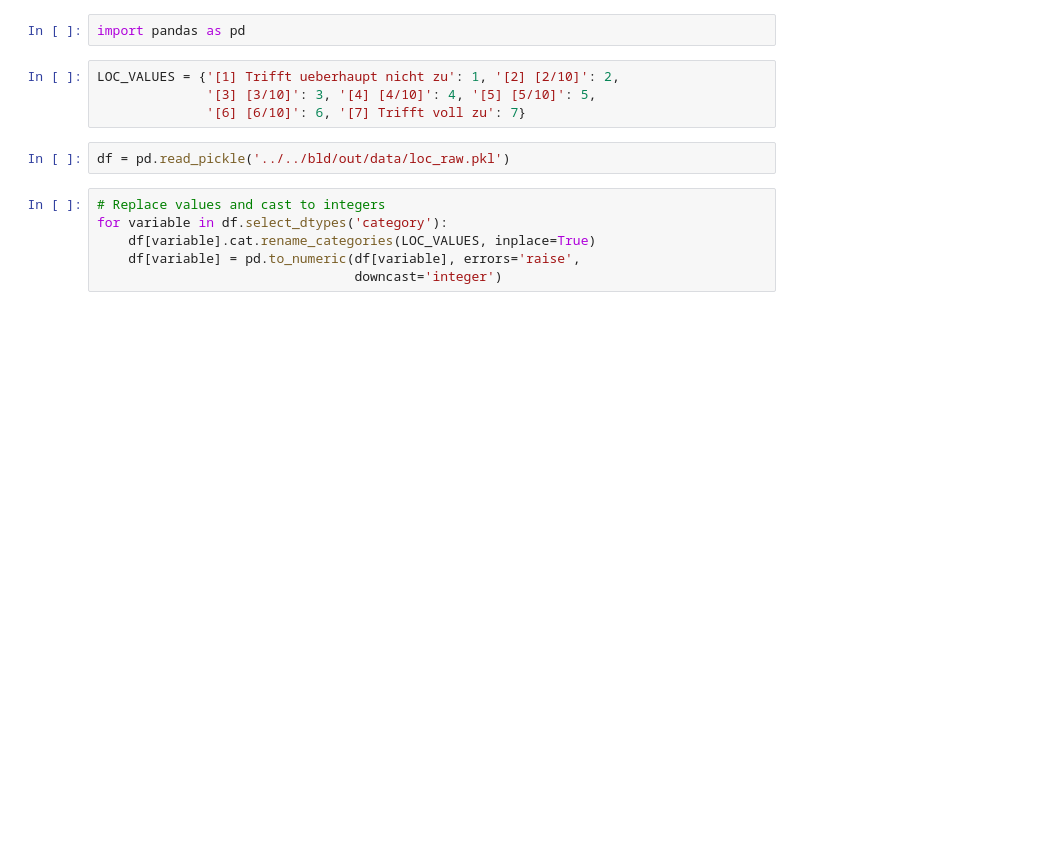
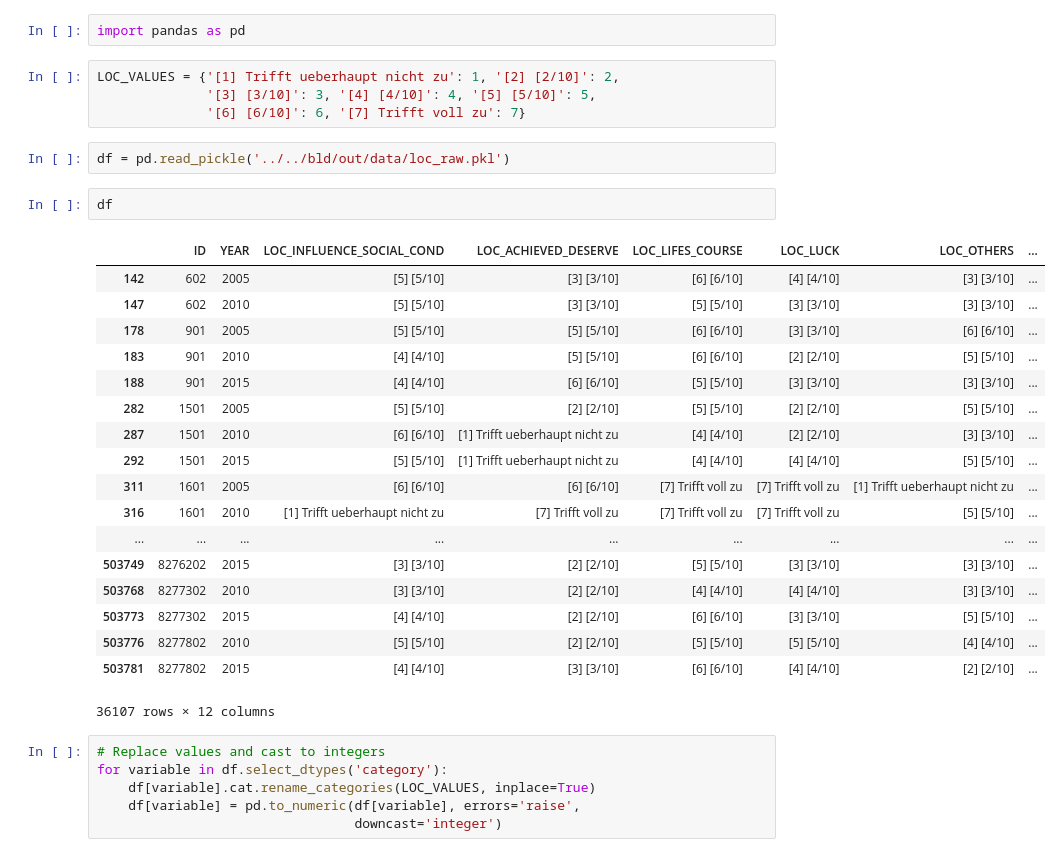
Before and after one commit to tobiasraabe/loc, a Jupyter notebook: src/exploration/explore_loc_raw.ipynb, the cells around one changed output. Drawn from its saved outputs; the diff is of its cells as text; blank space fills up the shorter version.

```diff
--- a/src/exploration/explore_loc_raw.ipynb
+++ b/src/exploration/explore_loc_raw.ipynb
@@ -9,6 +9,27 @@ LOC_VALUES = {'[1] Trifft ueberhaupt nicht zu': 1, '[2] [2/10]': 2,
               '[6] [6/10]': 6, '[7] Trifft voll zu': 7}
 # %%
 df = pd.read_pickle('../../bld/out/data/loc_raw.pkl')
+# %%
+df
+# %% [output]
+|  | ID | YEAR | LOC_INFLUENCE_SOCIAL_COND | LOC_ACHIEVED_DESERVE | LOC_LIFES_COURSE | LOC_LUCK | LOC_OTHERS | ... |
+| 142 | 602 | 2005 | [5] [5/10] | [3] [3/10] | [6] [6/10] | [4] [4/10] | [3] [3/10] | ... |
+| 147 | 602 | 2010 | [5] [5/10] | [3] [3/10] | [5] [5/10] | [3] [3/10] | [3] [3/10] | ... |
+| 178 | 901 | 2005 | [5] [5/10] | [5] [5/10] | [6] [6/10] | [3] [3/10] | [6] [6/10] | ... |
+| 183 | 901 | 2010 | [4] [4/10] | [5] [5/10] | [6] [6/10] | [2] [2/10] | [5] [5/10] | ... |
+| 188 | 901 | 2015 | [4] [4/10] | [6] [6/10] | [5] [5/10] | [3] [3/10] | [3] [3/10] | ... |
+| 282 | 1501 | 2005 | [5] [5/10] | [2] [2/10] | [5] [5/10] | [2] [2/10] | [5] [5/10] | ... |
+| 287 | 1501 | 2010 | [6] [6/10] | [1] Trifft ueberhaupt nicht zu | [4] [4/10] | [2] [2/10] | [3] [3/10] | ... |
+| 292 | 1501 | 2015 | [5] [5/10] | [1] Trifft ueberhaupt nicht zu | [4] [4/10] | [4] [4/10] | [5] [5/10] | ... |
+| 311 | 1601 | 2005 | [6] [6/10] | [6] [6/10] | [7] Trifft voll zu | [7] Trifft voll zu | [1] Trifft ueberhaupt nicht zu | ... |
+| 316 | 1601 | 2010 | [1] Trifft ueberhaupt nicht zu | [7] Trifft voll zu | [7] Trifft voll zu | [7] Trifft voll zu | [5] [5/10] | ... |
+| ... | ... | ... | ... | ... | ... | ... | ... | ... |
+| 503749 | 8276202 | 2015 | [3] [3/10] | [2] [2/10] | [5] [5/10] | [3] [3/10] | [3] [3/10] | ... |
+| 503768 | 8277302 | 2010 | [3] [3/10] | [2] [2/10] | [4] [4/10] | [4] [4/10] | [3] [3/10] | ... |
+| 503773 | 8277302 | 2015 | [4] [4/10] | [2] [2/10] | [6] [6/10] | [3] [3/10] | [5] [5/10] | ... |
+| 503776 | 8277802 | 2010 | [5] [5/10] | [2] [2/10] | [5] [5/10] | [5] [5/10] | [4] [4/10] | ... |
+| 503781 | 8277802 | 2015 | [4] [4/10] | [3] [3/10] | [6] [6/10] | [4] [4/10] | [2] [2/10] | ... |
+36107 rows × 12 columns
 # %%
 # Replace values and cast to integers
 for variable in df.select_dtypes('category'):
```
Also changed, not shown: 6 other files.
